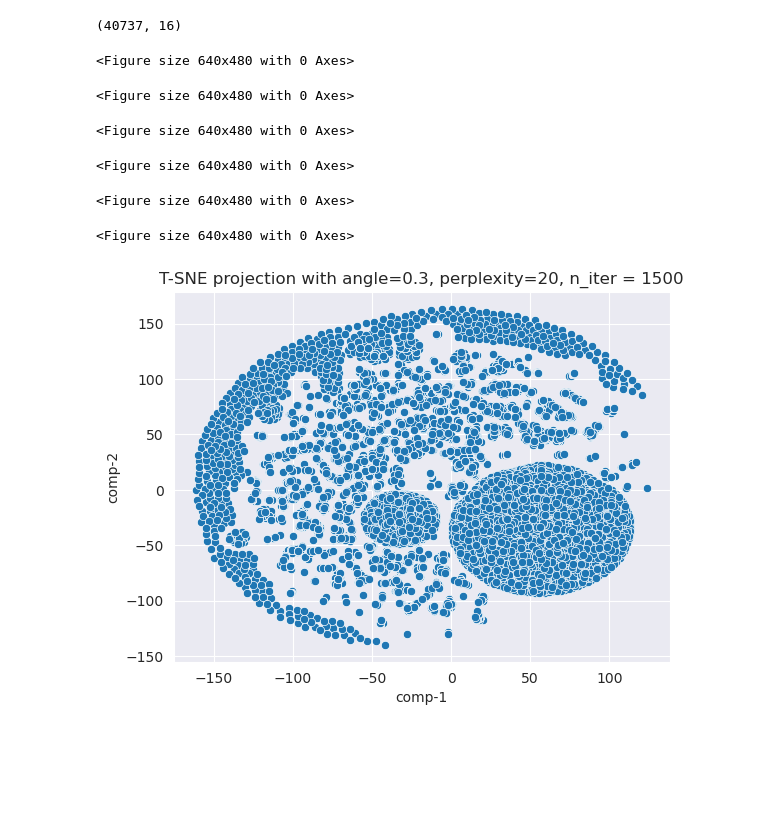
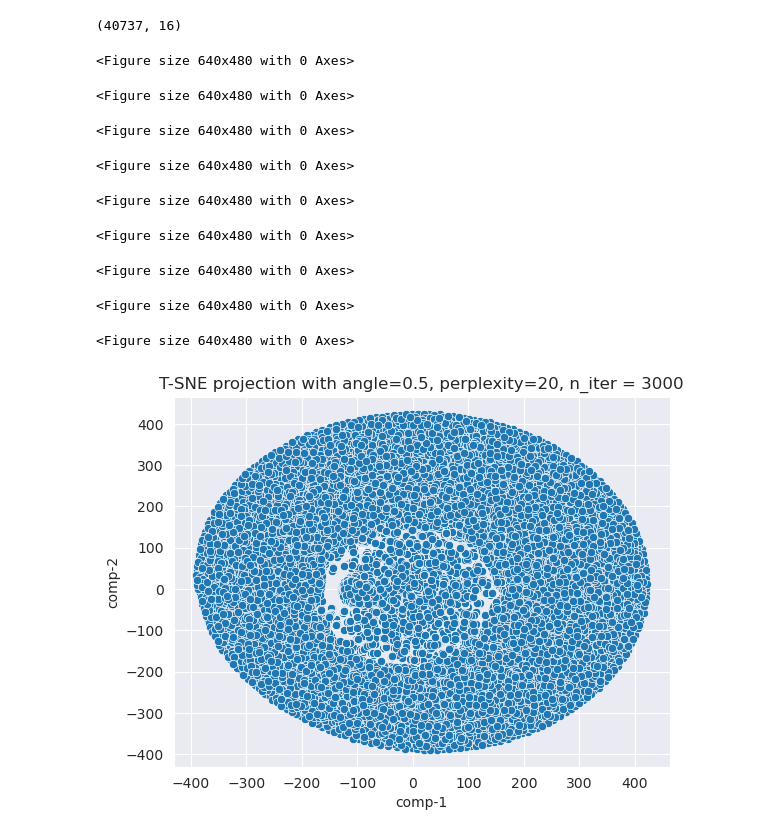
Before and after one commit to masonyc/uoa_789, a Jupyter notebook: src/Tuning_visualized_embedding.ipynb, the cells around one changed output. Cells and saved outputs as stored; diff of their text form; code cells hidden in the pictures; blank space fills up the shorter version.

```diff
--- a/src/Tuning_visualized_embedding.ipynb
+++ b/src/Tuning_visualized_embedding.ipynb
@@ -13,7 +13,7 @@ def find_embedding_for_property(property_df,street_df,emb_df):
     output_df = property_df.merge(street_with_embedding,on=["street_sources","street_targets"])
     return output_df
 # %%
-akl_embedding_df = pd.read_csv(f"./outputs/akl_embedding_1668582832.csv")
+akl_embedding_df = pd.read_csv(f"./outputs/akl_embedding_1668642785.csv")
 AKL_df = pd.read_csv(f"{output_path}/datasets/property_data_with_street.csv",encoding='latin1')
 AKL_df = AKL_df.drop(['Unnamed: 0'],axis=1)
 embedding_size = akl_embedding_df.shape[1]
@@ -29,29 +29,32 @@ print(tsne_embedding_df.shape)
 # %% [output]
 (40737, 16)
 # %%
-angles = [0.1,0.3]
+angles = [0.1,0.3,0.5]
 perplexities = [10,15,20]
-n_iters = [1500]
+n_iters = [3000]
 for angle in angles:
     for p in perplexities:
         for n_iter in n_iters:
             tsne_embedded = TSNE(n_components=2,learning_rate='auto',angle=angle,n_iter=n_iter, perplexity=p,random_state=RANDOM_STATE,n_jobs=3).fit_transform(tsne_embedding_df.copy())
 
             df = pd.DataFrame()
             df["comp-1"] = tsne_embedded[:,0]
             df["comp-2"] = tsne_embedded[:,1]
             plt.clf()
             plt.figure()
             sns.scatterplot(x="comp-1", y="comp-2", data=df).set(title=f"T-SNE projection with angle={angle}, perplexity={p}, n_iter = {n_iter}")
             plt.savefig(f"./outputs/visualized_embeddings_without_amenity_filters/visual_embedding_with_angle={angle}_preplexity={p}_iteration={n_iter}.pdf")
 # %% [output]
 <Figure size 640x480 with 0 Axes>
 <Figure size 640x480 with 0 Axes>
 <Figure size 640x480 with 0 Axes>
 <Figure size 640x480 with 0 Axes>
 <Figure size 640x480 with 0 Axes>
 <Figure size 640x480 with 0 Axes>
+<Figure size 640x480 with 0 Axes>
+<Figure size 640x480 with 0 Axes>
+<Figure size 640x480 with 0 Axes>
-[figure, old version]
+[figure, new version]
 # %%
 # df = pd.DataFrame()
 # df["comp-1"] = tsne_embedded[:,0]
```
Also changed, not shown: 28 other files.
